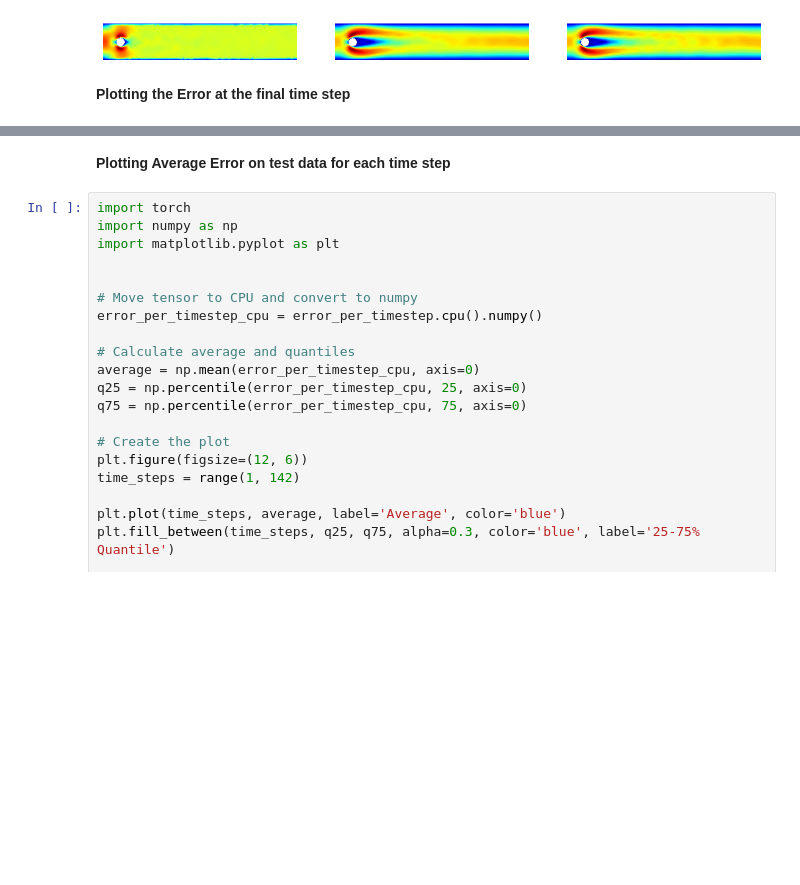
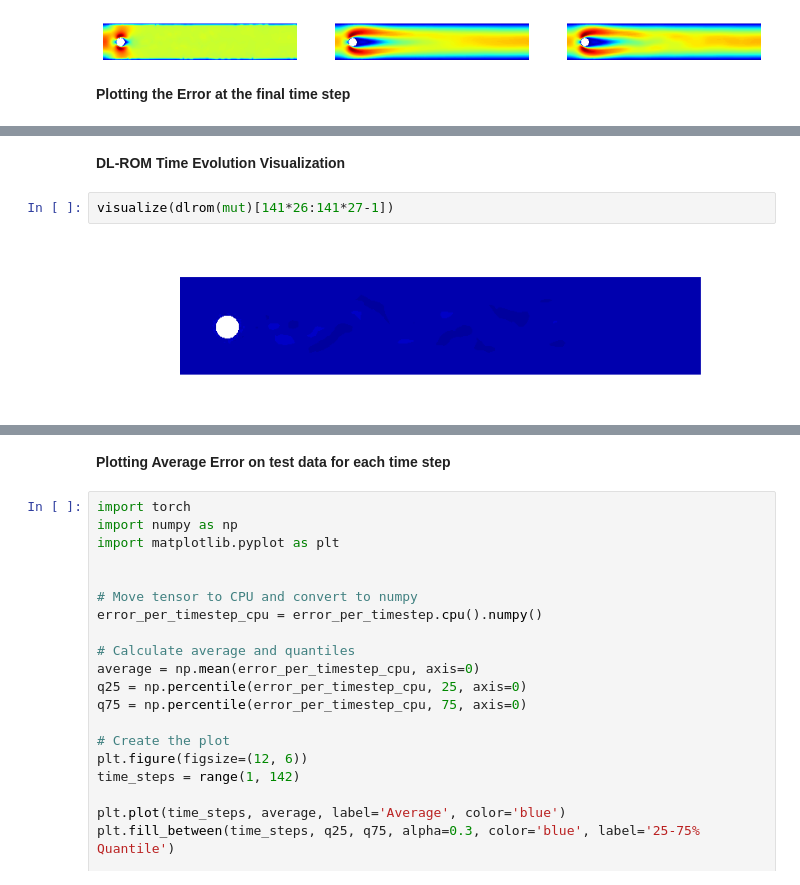
Before and after one commit to LuigiPagani/DL-ROM-for-Navier-Stokes, a Jupyter notebook: NAML_Project.ipynb, the cells around one changed output, grey strips where cells are left out. Drawn from its saved outputs; the diff is of its cells as text; blank space fills up the shorter version.

```diff
--- a/NAML_Project.ipynb
+++ b/NAML_Project.ipynb
@@ -434,0 +527,6 @@ fe.multiplot((dlrom(mut)-u)[[ 141*20+140]], (1,3),Vm, colorbar=True, shrink=0.3,
+# %% [markdown]
+**DL-ROM Time Evolution Visualization**
+# %%
+visualize(dlrom(mut)[141*26:141*27-1])
+# %% [output]
+[figure, added]
```
Also changed, not shown: parts of 19 cells of this notebook.
